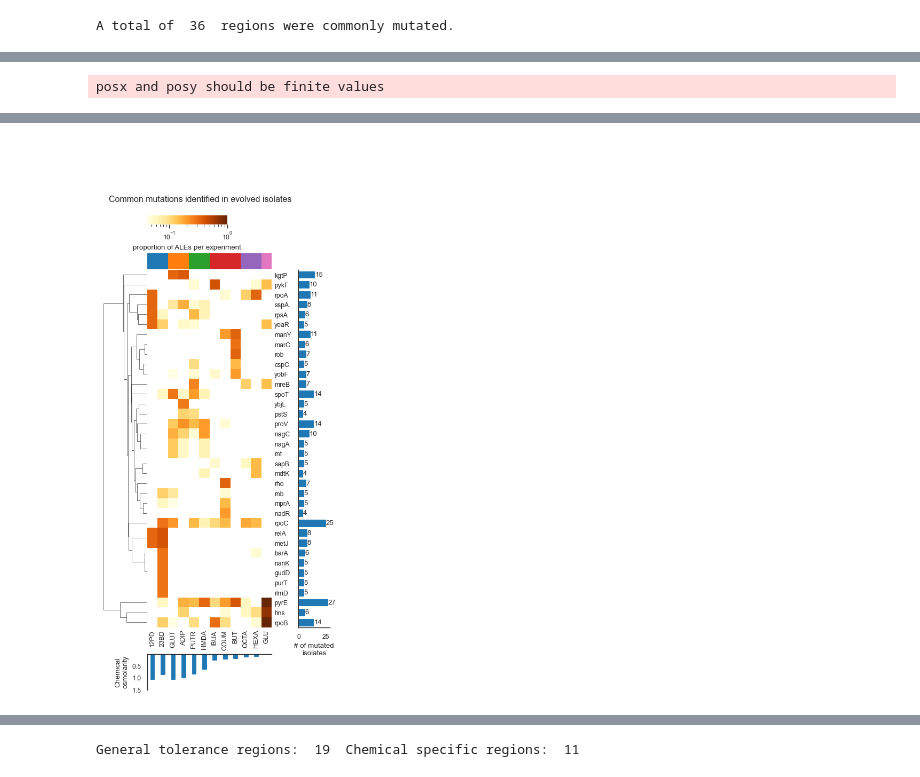
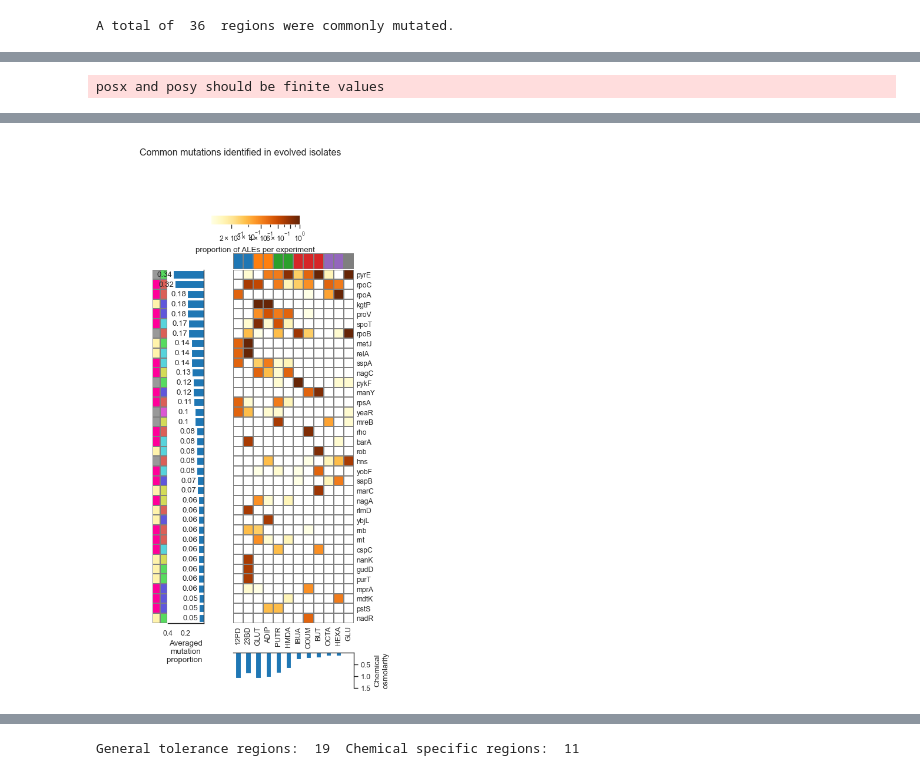
Before and after one commit to SBRG/Ecoli_chem_tol_ALE, a Jupyter notebook: Notebooks/Fig 2bc_common_mutation.ipynb, the cells around one changed output, grey strips where cells are left out. Saved outputs shown, nothing was run; the diff lists cells and outputs as text; code cells hidden in the pictures.

```diff
--- a/Notebooks/Fig 2bc_common_mutation.ipynb
+++ b/Notebooks/Fig 2bc_common_mutation.ipynb
@@ -453,6 +422,3 @@ A total of  36  regions were commonly mutated.
 # %%
 # Show heatmap with ratios
 chem_mut_table_ratio = pd.DataFrame()
-# %%
-for chem in chem_mut_table.columns:
-    chem_mut_table_ratio[chem] = chem_mut_table[chem]/int(condition[condition['compound']==chem].compound.value_counts())
@@ -524,0 +496,2 @@ final_conc=final_conc.rename(columns={0:'conc'})
+# %%
+row_colors_df =pd.DataFrame(index =chem_mut_table_ratio.index)
@@ -524,0 +536,15 @@ final_conc=final_conc.rename(columns={0:'conc'})
+# %%
+Mutation_dict = pd.read_csv("../Data/Mutation_data/gene_function.csv", index_col=0)['Function'].to_dict()
+
+row_function_col_dict = {
+    'Tc/Tl machineries':p_color[0],
+    'Membrane components':p_color[1],
+    'Metabolism':p_color[2],
+    'Stress signaling':p_color[3],
+    'Transport':p_color[4],
+    'Unknown':p_color[5]
+}
+
+row_function_col_dict=pd.Series(row_function_col_dict)
+row_colors_df['function'] = row_colors_df.index.map(Mutation_dict)
+row_colors_df['function_color'] = row_colors_df['function'].map(row_function_col_dict)
@@ -527,54 +592,71 @@ from matplotlib.colors import LogNorm
 # %%
 plt.rcParams["figure.dpi"] = 100
 from mpl_toolkits.axes_grid1 import make_axes_locatable
-
 cm = sns.clustermap(
     chem_mut_table_ratio[col_order],
     cmap="YlOrBr",
     col_cluster=False,
-    row_cluster=True,
+    row_cluster=False,
+    figsize=(5, 10),
+    cbar_kws={'label': 'proportion of ALEs per experiment',
+              'orientation':'horizontal',
+             'ticks': [0, 0.2, 0.4, 0.6, 0.8, 1]},
+    cbar_pos=(0.4, 0.85, 0.3, 0.015),
+    col_colors=[col_col],
+    row_colors=[row_colors_df.cat_color, row_colors_df.function_color],
 
-        figsize=(5, 11),
-    cbar_kws={'label': 'proportion of ALEs per experiment', 'orientation':'horizontal'},
-    cbar_pos=(0.2, 0.85, 0.3, 0.015),
-    col_colors=[col_col],
-  #  row_colors=temp.cog_color,
+    linewidths=0.05,
+    linecolor='grey',
+    #row_colors=temp.cog_color,
 
-#    dendrogram_ratio=0.1
+    #dendrogram_ratio=0.1
     norm=LogNorm()
 )
 cm.ax_heatmap.tick_params(axis='both', which='both', length=0)
 
-
+cm.ax_cbar.tick_params
 barplot_padding = 0.5
 osmo_barplot_padding = 0.5
 
 
 heatmap_space = make_axes_locatable(cm.ax_heatmap)
 col_colors_space = make_axes_locatable(cm.ax_col_colors)
+row_colors_space = make_axes_locatable(cm.ax_row_colors)
 
-mut_cnt_ax = heatmap_space.append_axes("right", size="25%", pad=barplot_padding)
-nax_col_clrs = col_colors_space.new_horizontal(size="25%", pad=barplot_padding)
+col_colors_space.new_horizontal(size="30%", pad=barplot_padding, pack_start=True)
+row_colors_space.new_vertical(size="10%", pad=barplot_padding, pack_start=True)
+
+mut_cnt_ax = heatmap_space.append_axes("left", size="30%",
+                                       pad=barplot_padding,
+                                      # sharey=cm.ax_heatmap
+                                      )
 
 osmolarity_ax = heatmap_space.append_axes("bottom", size="10%", pad=osmo_barplot_padding)
 row_dendo_space = make_axes_locatable(cm.ax_row_dendrogram)
 
-# nax_osmolarity = row_dendo_space.new_vertical(size="10%", pad=osmo_barplot_padding)
+nax_osmolarity = row_dendo_space.new_vertical(size="10%", pad=osmo_barplot_padding)
+
 
 # pack_start describes on what end the dendogram padding is applied
-nay = row_dendo_space.new_vertical(size="10%", pad=osmo_barplot_padding, pack_start=True)
+#nay = row_dendo_space.new_vertical(size="10%", pad=osmo_barplot_padding, pack_start=True)
 
 # Sort the values for the bar plot to have the same order as clusters
 cm_y_tick_order = [t.get_text() for t in np.array(cm.ax_heatmap.get_yticklabels())]
-mut_feat_sum_df = mut_feat_sum_df.reindex(cm_y_tick_order)
-ax = mut_feat_sum_df.plot.barh(rot=0, stacked=True, ax=mut_cnt_ax, width=0.8)
-ax.bar_label(ax.containers[0])
+mut_feat_sum_ratio_df = mut_feat_sum_ratio_df.reindex(cm_y_tick_order)
+ax = mut_feat_sum_ratio_df.plot.barh(rot=90, stacked=True, ax=mut_cnt_ax, width=0.8)
+
+
+ax.bar_label(ax.containers[0], padding=-20)
 mut_cnt_ax.spines['top'].set_visible(False)
-mut_cnt_ax.spines['right'].set_visible(False)
-mut_cnt_ax.set_ylim(-0.5,len(chem_mut_table_ratio.index)-0.5)  # needed to align bar-plots with clustermap residues
-mut_cnt_ax.set_yticklabels([])
-mut_cnt_ax.invert_yaxis()
-mut_cnt_ax.set_xlabel("# of mutated\nisolates")
+mut_cnt_ax.spines['left'].set_visible(False)
+
+mut_cnt_ax.set_ylim(len(chem_mut_table_ratio.index)-0.5,-0.5)  # needed to align bar-plots with clustermap residues
+mut_cnt_ax.set_yticks([])
+#mut_cnt_ax.yaxis.tick_right()
+mut_cnt_ax.set_xticks([0.2, 0.4])
+
+mut_cnt_ax.invert_xaxis()
+mut_cnt_ax.set_xlabel("Averaged\nmutation\nproportion ")
 mut_cnt_ax.get_legend().remove()
 
 
@@ -587,24 +669,22 @@ ax2 = final_conc.plot.bar(rot=0, stacked=True, ax=osmolarity_ax)
 
 osmolarity_ax.invert_yaxis()
 osmolarity_ax.spines['bottom'].set_visible(False)
-osmolarity_ax.spines['right'].set_visible(False)
+osmolarity_ax.spines['left'].set_visible(False)
+osmolarity_ax.yaxis.set_label_position("right")
+osmolarity_ax.yaxis.tick_right()
 osmolarity_ax.set_ylabel("Chemical\nosmolarity")
 osmolarity_ax.set_yticks([0.5, 1, 1.5])
 osmolarity_ax.get_legend().remove()
 osmolarity_ax.xaxis.set_visible(False)
 
-col=cm.ax_col_dendrogram.get_position()
+#col=cm.ax_col_dendrogram.get_position()
 #cm.ax_col_dendrogram.set_position([col.x0, col.y0, col.width*0.75, col.height*0.2])
 
-col2=cm.ax_row_dendrogram.get_position()
+#col2=cm.ax_row_dendrogram.get_position()
 
 #cm.ax_row_dendrogram.set_position([col2.x0, 0.17, col2.x1, col2.y1])
 
-
-
 cm.fig.suptitle("Common mutations identified in evolved isolates",
-                y=0.9,
-                x=0.4
                )
 # %% [output]
 posx and posy should be finite values
@@ -612,3 +692,3 @@ Text(0.4, 0.9, 'Common mutations identified in evolved isolates')
-[figure, old version]
+[figure, new version]
 # %%
 cm.savefig('../Plots/Figure 2_cluster.svg')
```
Also changed, not shown: parts of 61 cells of this notebook, 15 other files.
